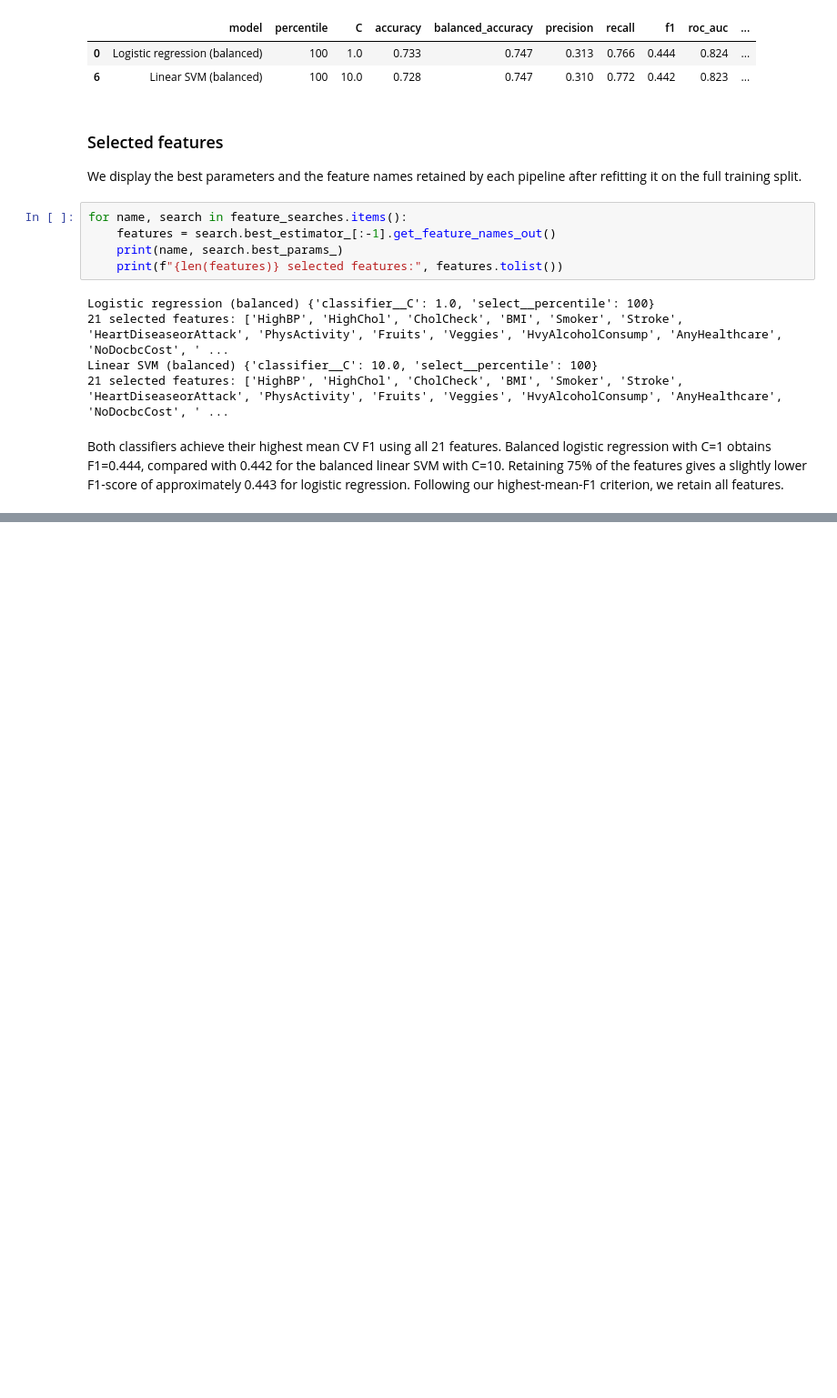
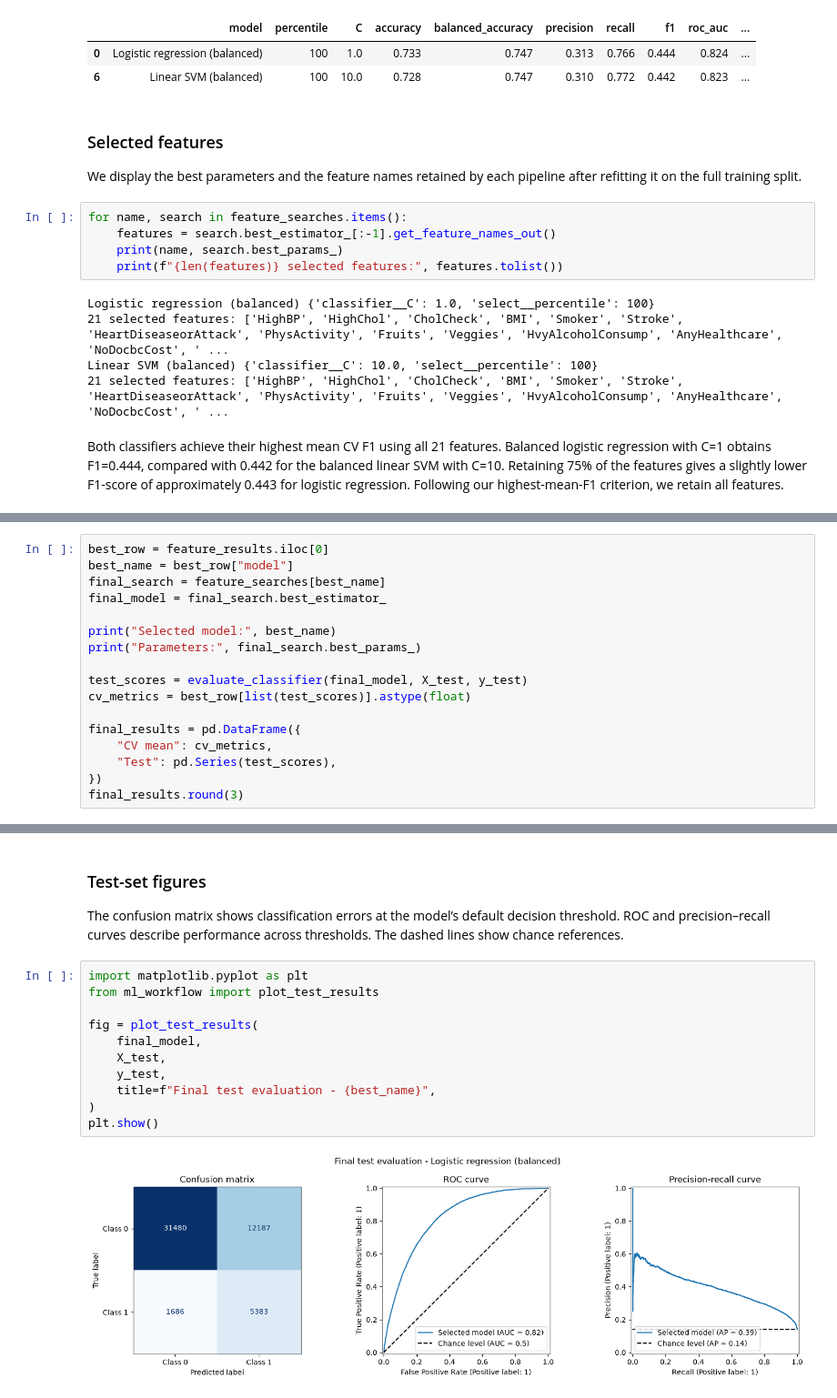
Before and after one commit to Rayene365/spam-diabetes-ml, a Jupyter notebook: diabetes.ipynb, the cells around one changed output, grey strips where cells are left out. Shown at 91% size. Drawn from its saved outputs; the diff is of its cells as text; blank space fills up the shorter version.

Commit message:
Add final test evaluation and diagnostic plots

```diff
--- a/diabetes.ipynb
+++ b/diabetes.ipynb
@@ -238,0 +243,17 @@ Both classifiers achieve their highest mean CV F1 using all 21 features. Balance
+# %%
+best_row = feature_results.iloc[0]
+best_name = best_row["model"]
+final_search = feature_searches[best_name]
+final_model = final_search.best_estimator_
+
+print("Selected model:", best_name)
+print("Parameters:", final_search.best_params_)
+
+test_scores = evaluate_classifier(final_model, X_test, y_test)
+cv_metrics = best_row[list(test_scores)].astype(float)
+
+final_results = pd.DataFrame({
+    "CV mean": cv_metrics,
+    "Test": pd.Series(test_scores),
+})
+final_results.round(3)
@@ -238,0 +271,17 @@ Both classifiers achieve their highest mean CV F1 using all 21 features. Balance
+# %% [markdown]
+### Test-set figures
+
+The confusion matrix shows classification errors at the model’s default decision threshold. ROC and precision–recall curves describe performance across thresholds. The dashed lines show chance references.
+# %%
+import matplotlib.pyplot as plt
+from ml_workflow import plot_test_results
+
+fig = plot_test_results(
+    final_model,
+    X_test,
+    y_test,
+    title=f"Final test evaluation - {best_name}",
+)
+plt.show()
+# %% [output]
+[figure, added]
```
Also changed, not shown: parts of 3 cells of this notebook, 2 other files.
